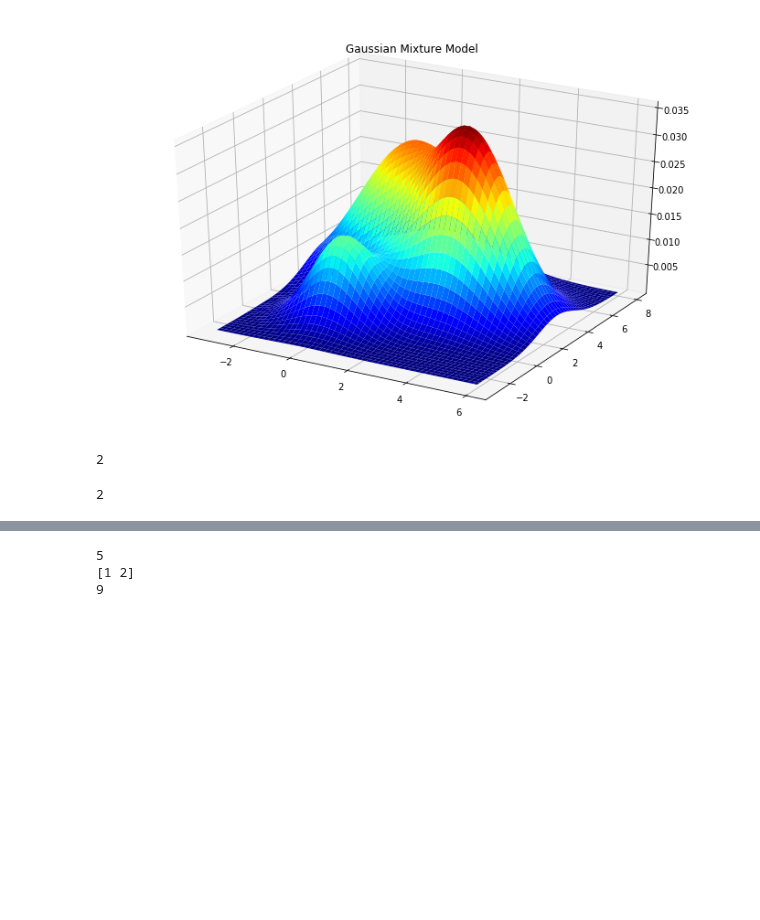
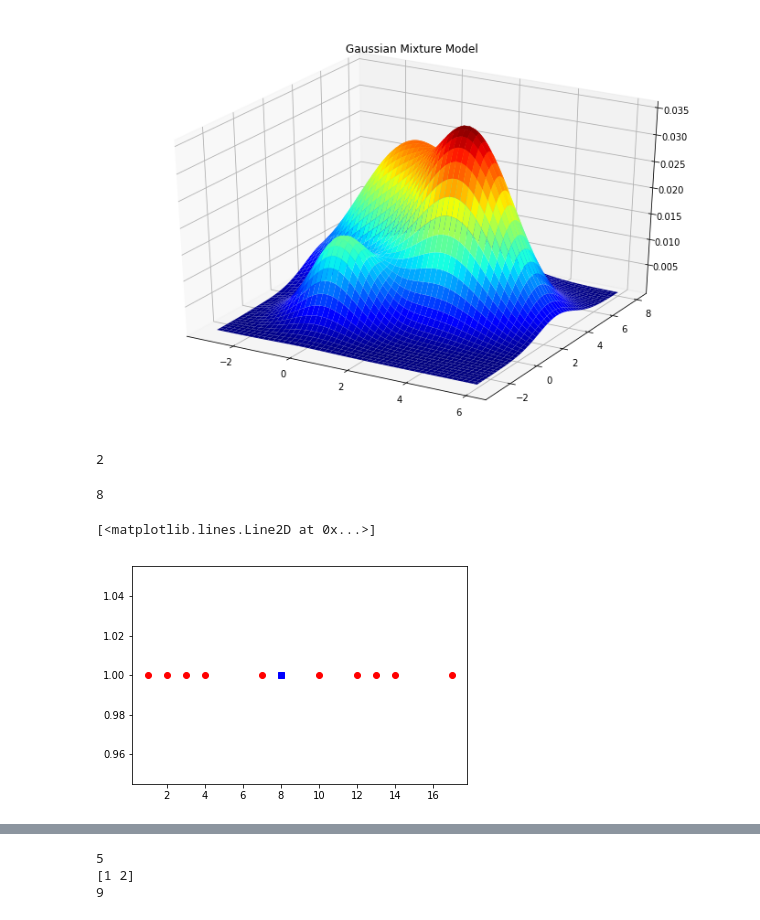
Before and after one commit to kennybix/kriging, a Jupyter notebook: Model.ipynb, the cells around one changed output, grey strips where cells are left out. Drawn from its saved outputs; the diff is of its cells as text; code cells hidden in the pictures; blank space fills up the shorter version.

Commit message:
New Plots added

```diff
--- a/Model.ipynb
+++ b/Model.ipynb
@@ -558,37 +558,44 @@ print(x)
 # %%
 import numpy as np
 import random as rd
+import matplotlib.pyplot as plt
 
 def kmeans_mesh(numbers):
 
     #1D
 
     n = np.array(numbers)
     min_n = min(n)
     max_n = max(n)
     gap = 1
     mesh_size = int((max_n - min_n)/gap)
     # gets the minimum and maximum of the numbers in the array
     #discretize by a mesh size
     # goes through an array of number and chooses the number in the array that gives the least difference
     # more of mean
     Sdistance_array = []
     mean_array = []
     for i in range(mesh_size):
         mean = min_n + i
         mean_array.append(mean)
         Sdistance = 0
         for j in range(len(n)):
             Sdistance += np.power((n[j] - mean),2)
         Sdistance_array.append(Sdistance)
     index_min = np.argmin(Sdistance_array)
     centre_value = mean_array[index_min]
 
     return centre_value
 
-values = [1,2,3,4]
+values = [1,2,3,4,7,10,12,13,14,17]
 x = kmeans_mesh(values)
 print(x)
+y= np.ones(np.shape(values))
+y2 = np.ones(np.shape(x))
+plt.plot(values,y,'ro')
+plt.plot(x,y2,'bs')
 # %% [output]
-2
+8
+[<matplotlib.lines.Line2D at 0x...>]
+[figure, added]
 # %%
```
Also changed, not shown: parts of 2 cells of this notebook.
